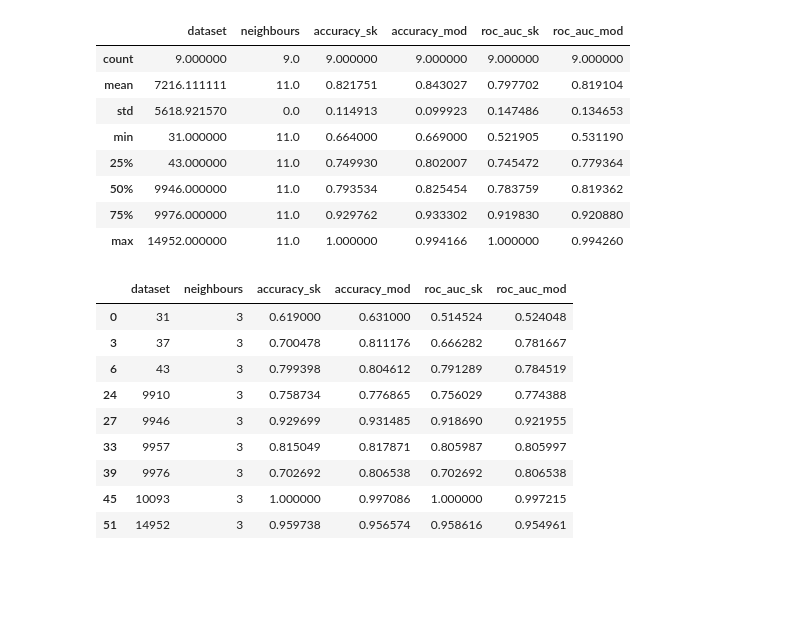
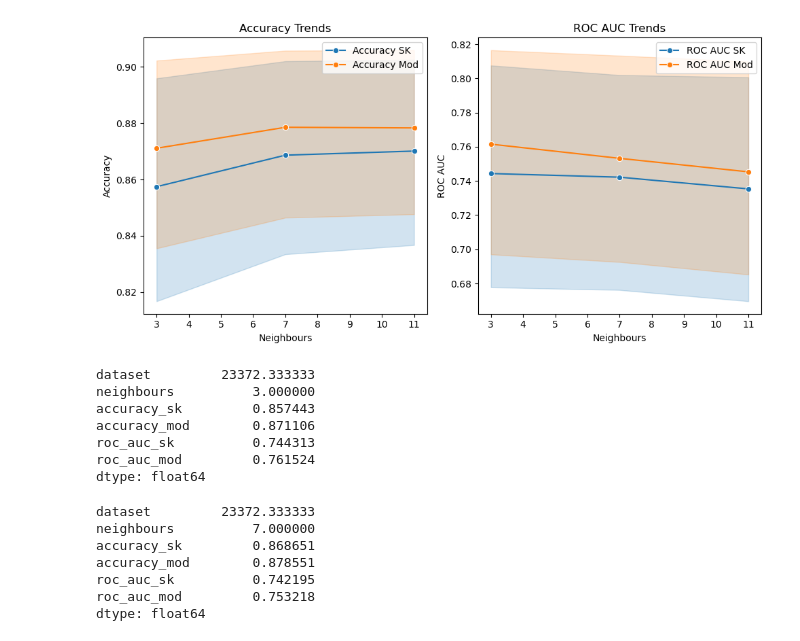
Before and after one commit to RobertGleison/cc18-analysis, a Jupyter notebook: D_evaluation/metrics_comparison.ipynb, the cells around one changed output. Saved outputs shown, nothing was run; the diff lists cells and outputs as text; code cells hidden in the pictures; blank space fills up the shorter version.

```diff
--- a/D_evaluation/metrics_comparison.ipynb
+++ b/D_evaluation/metrics_comparison.ipynb
@@ -103,25 +40,28 @@ balanced_df_n7.describe()
-# %%
-balanced_df_n11.describe()
-# %% [output]
-|  | dataset | neighbours | accuracy_sk | accuracy_mod | roc_auc_sk | roc_auc_mod |
-| count | 9.000000 | 9.0 | 9.000000 | 9.000000 | 9.000000 | 9.000000 |
-| mean | 7216.111111 | 11.0 | 0.821751 | 0.843027 | 0.797702 | 0.819104 |
-| std | 5618.921570 | 0.0 | 0.114913 | 0.099923 | 0.147486 | 0.134653 |
-| min | 31.000000 | 11.0 | 0.664000 | 0.669000 | 0.521905 | 0.531190 |
-| 25% | 43.000000 | 11.0 | 0.749930 | 0.802007 | 0.745472 | 0.779364 |
-| 50% | 9946.000000 | 11.0 | 0.793534 | 0.825454 | 0.783759 | 0.819362 |
-| 75% | 9976.000000 | 11.0 | 0.929762 | 0.933302 | 0.919830 | 0.920880 |
-| max | 14952.000000 | 11.0 | 1.000000 | 0.994166 | 1.000000 | 0.994260 |
-# %%
-balanced_df_n3
-# %% [output]
-|  | dataset | neighbours | accuracy_sk | accuracy_mod | roc_auc_sk | roc_auc_mod |
-| 0 | 31 | 3 | 0.619000 | 0.631000 | 0.514524 | 0.524048 |
-| 3 | 37 | 3 | 0.700478 | 0.811176 | 0.666282 | 0.781667 |
-| 6 | 43 | 3 | 0.799398 | 0.804612 | 0.791289 | 0.784519 |
-| 24 | 9910 | 3 | 0.758734 | 0.776865 | 0.756029 | 0.774388 |
-| 27 | 9946 | 3 | 0.929699 | 0.931485 | 0.918690 | 0.921955 |
-| 33 | 9957 | 3 | 0.815049 | 0.817871 | 0.805987 | 0.805997 |
-| 39 | 9976 | 3 | 0.702692 | 0.806538 | 0.702692 | 0.806538 |
-| 45 | 10093 | 3 | 1.000000 | 0.997086 | 1.000000 | 0.997215 |
-| 51 | 14952 | 3 | 0.959738 | 0.956574 | 0.958616 | 0.954961 |
+# %%
+def plot_trends(df):
+    plt.figure(figsize=(10, 5))
+
+    # Accuracy trends
+    plt.subplot(1, 2, 1)
+    sns.lineplot(x='neighbours', y='accuracy_sk', data=df, marker='o', label='Accuracy SK')
+    sns.lineplot(x='neighbours', y='accuracy_mod', data=df, marker='o', label='Accuracy Mod')
+    plt.xlabel('Neighbours')
+    plt.ylabel('Accuracy')
+    plt.title('Accuracy Trends')
+    plt.legend()
+
+    # ROC AUC trends
+    plt.subplot(1, 2, 2)
+    sns.lineplot(x='neighbours', y='roc_auc_sk', data=df, marker='o', label='ROC AUC SK')
+    sns.lineplot(x='neighbours', y='roc_auc_mod', data=df, marker='o', label='ROC AUC Mod')
+    plt.xlabel('Neighbours')
+    plt.ylabel('ROC AUC')
+    plt.title('ROC AUC Trends')
+    plt.legend()
+
+    plt.tight_layout()
+    plt.show()
+
+plot_trends(df)
+# %% [output]
+[figure, added]
@@ -127,0 +72,20 @@ balanced_df_n3
+# %%
+df_n3.mean()
+# %% [output]
+dataset         23372.333333
+neighbours          3.000000
+accuracy_sk         0.857443
+accuracy_mod        0.871106
+roc_auc_sk          0.744313
+roc_auc_mod         0.761524
+dtype: float64
+# %%
+df_n7.mean()
+# %% [output]
+dataset         23372.333333
+neighbours          7.000000
+accuracy_sk         0.868651
+accuracy_mod        0.878551
+roc_auc_sk          0.742195
+roc_auc_mod         0.753218
+dtype: float64
```
Also changed, not shown: parts of 42 cells of this notebook, 14 other files.
